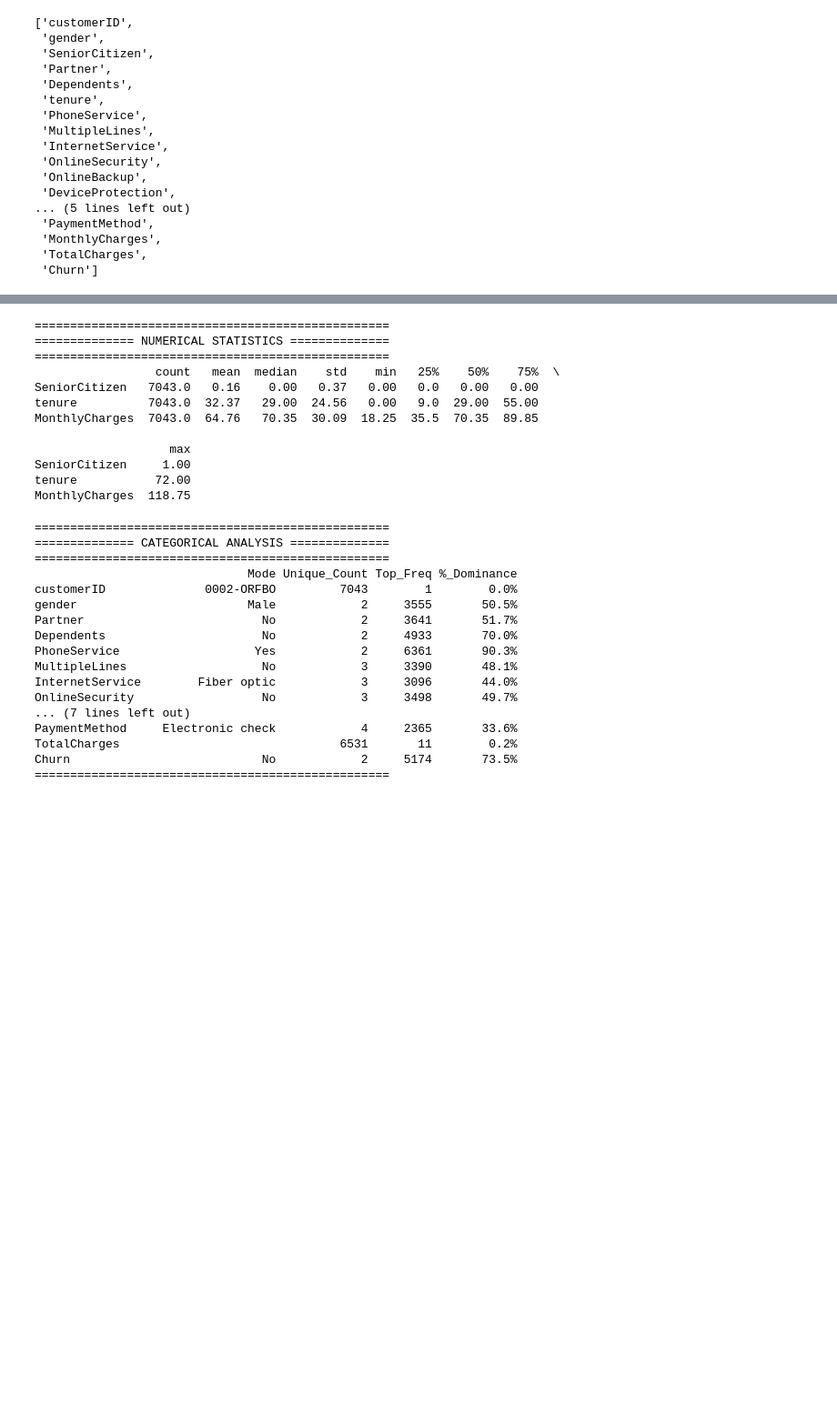
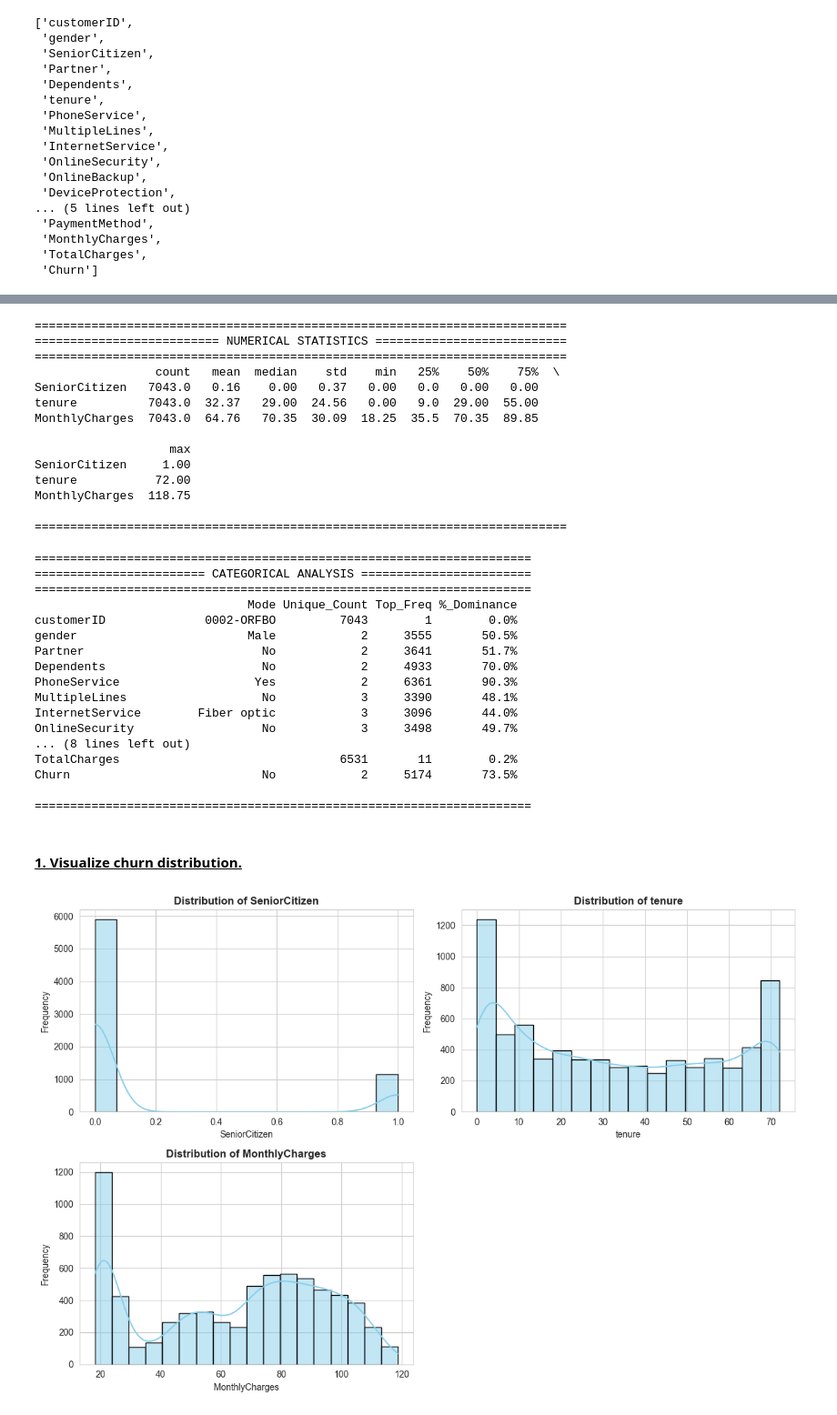
Before and after one commit to AbdoIR/Customer-Churn-Prediction, a Jupyter notebook: data-preprocessing.ipynb, the cells around one changed output, grey strips where cells are left out. Shown at 91% size. Drawn from its saved outputs; the diff is of its cells as text; code cells hidden in the pictures; blank space fills up the shorter version.

```diff
--- a/data-preprocessing.ipynb
+++ b/data-preprocessing.ipynb
@@ -42,8 +48,8 @@ print(str_cols)
 # %%
 # --- 1. Numerical Statistics ---
-print("\n" + "="*50)
-print(f"{' NUMERICAL STATISTICS ':=^50}")
-print("="*50)
+print("\n" + "="*75)
+print(f"{' NUMERICAL STATISTICS ':=^75}")
+print("="*75)
 
 if num_cols:
     # We transpose (.T) the describe result so variables are rows.
@@ -61,10 +67,12 @@ if num_cols:
     print(num_stats[cols_order].round(2))
 else:
     print("No numerical columns found.")
+
+print("\n" + "="*75)
 # %% [output]
-==================================================
-============== NUMERICAL STATISTICS ==============
-==================================================
+===========================================================================
+========================== NUMERICAL STATISTICS ===========================
+===========================================================================
                  count   mean  median    std    min   25%    50%    75%  \
 SeniorCitizen   7043.0   0.16    0.00   0.37   0.00   0.0   0.00   0.00
 tenure          7043.0  32.37   29.00  24.56   0.00   9.0  29.00  55.00
@@ -74,11 +82,13 @@ MonthlyCharges  7043.0  64.76   70.35  30.09  18.25  35.5  70.35  89.85
 SeniorCitizen     1.00
 tenure           72.00
 MonthlyCharges  118.75
+
+===========================================================================
 # %%
 # --- 2. Categorical (Mode) Statistics ---
-print("\n" + "="*50)
-print(f"{' CATEGORICAL ANALYSIS ':=^50}")
-print("="*50)
+print("\n" + "="*70)
+print(f"{' CATEGORICAL ANALYSIS ':=^70}")
+print("="*70)
 
 if str_cols:
     # Create a custom DataFrame to hold the summary
@@ -107,11 +117,11 @@ if str_cols:
 else:
     print("No categorical columns found.")
 
-print("="*50 + "\n")
+print("\n" + "="*70)
 # %% [output]
-==================================================
-============== CATEGORICAL ANALYSIS ==============
-==================================================
+======================================================================
+======================== CATEGORICAL ANALYSIS ========================
+======================================================================
                               Mode Unique_Count Top_Freq %_Dominance
 customerID              0002-ORFBO         7043        1        0.0%
 gender                        Male            2     3555       50.5%
@@ -121,8 +131,36 @@ PhoneService                   Yes            2     6361       90.3%
 MultipleLines                   No            3     3390       48.1%
 InternetService        Fiber optic            3     3096       44.0%
 OnlineSecurity                  No            3     3498       49.7%
-... (7 lines left out)
-PaymentMethod     Electronic check            4     2365       33.6%
+... (8 lines left out)
 TotalCharges                               6531       11        0.2%
 Churn                           No            2     5174       73.5%
-==================================================
+
+======================================================================
+# %% [markdown]
+<h4 style="text-decoration:underline">1. Visualize churn distribution.</h4>
+# %%
+# visualize the numerical columns
+
+# Settings for a clean look
+sns.set_style("whitegrid")
+
+# Calculate grid size for subplots
+n_cols = 2
+n_rows = math.ceil(len(num_cols) / n_cols)
+
+plt.figure(figsize=(12, 4 * n_rows))
+
+for i, col in enumerate(num_cols):
+    ax = plt.subplot(n_rows, n_cols, i + 1)
+
+    # Plot histogram with KDE
+    sns.histplot(df[col], kde=True, ax=ax, color='skyblue', edgecolor='black')
+
+    ax.set_title(f'Distribution of {col}', fontsize=12, fontweight='bold')
+    ax.set_xlabel(col)
+    ax.set_ylabel('Frequency')
+
+plt.tight_layout()
+plt.show()
+# %% [output]
+[figure, added]
```
Also changed, not shown: parts of 4 cells of this notebook.
